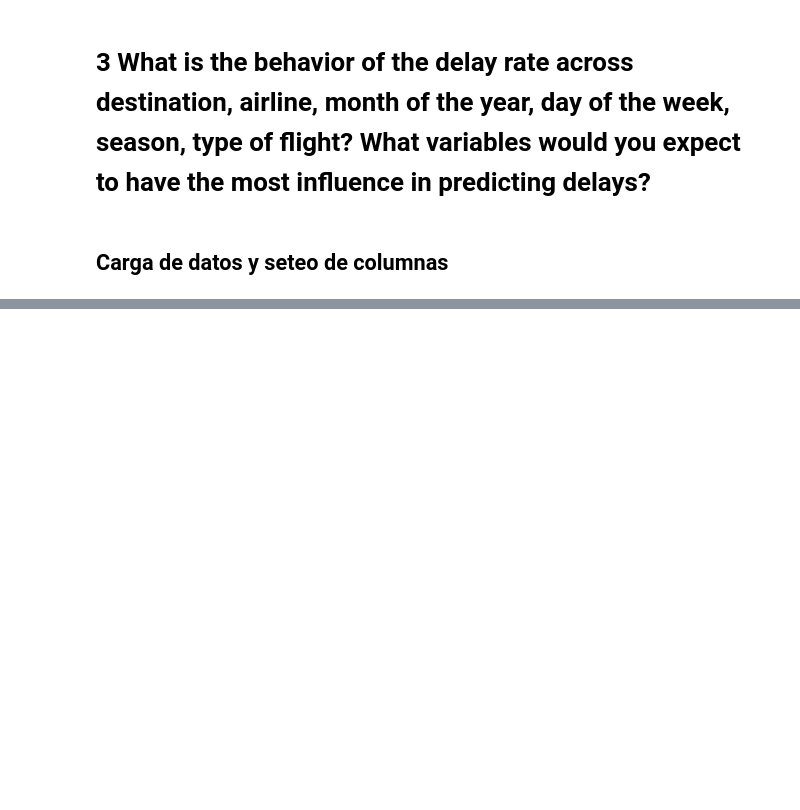
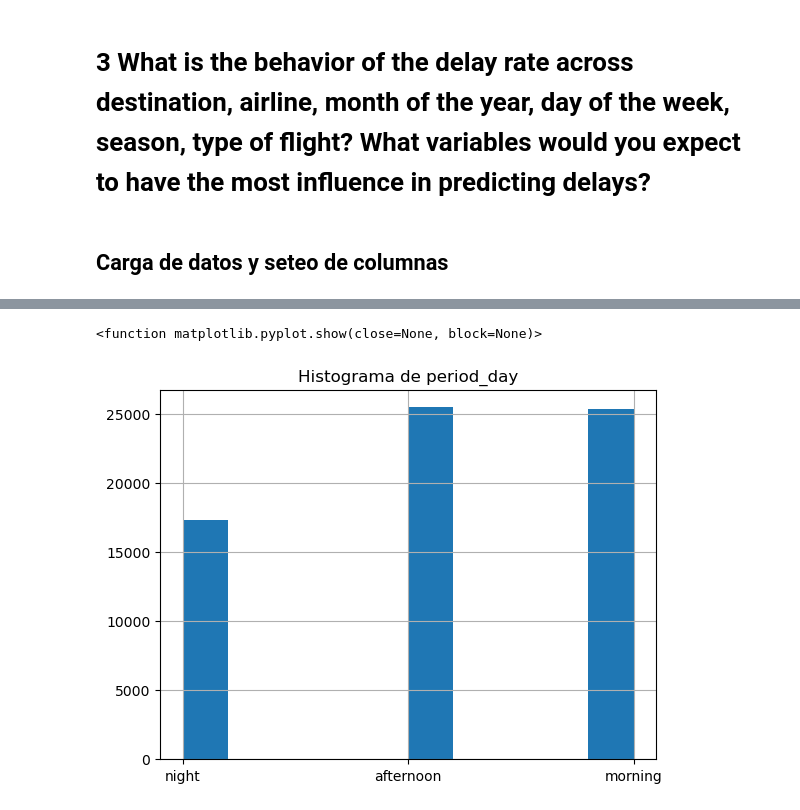
Before and after one commit to rolftb/Challenge-Data-Scientist-Rolf-Traeger, a Jupyter notebook: Transformacion.ipynb, the cells around one changed output, grey strips where cells are left out. Drawn from its saved outputs; the diff is of its cells as text; code cells hidden in the pictures; blank space fills up the shorter version.

```diff
--- a/Transformacion.ipynb
+++ b/Transformacion.ipynb
@@ -724,0 +866,8 @@ plt.show
+# %%
+# variables construidas
+df_total["period_day"].hist()
+plt.title("Histograma de period_day")
+plt.show
+# %% [output]
+<function matplotlib.pyplot.show(close=None, block=None)>
+[figure, added]
```
Also changed, not shown: parts of 37 cells of this notebook.
